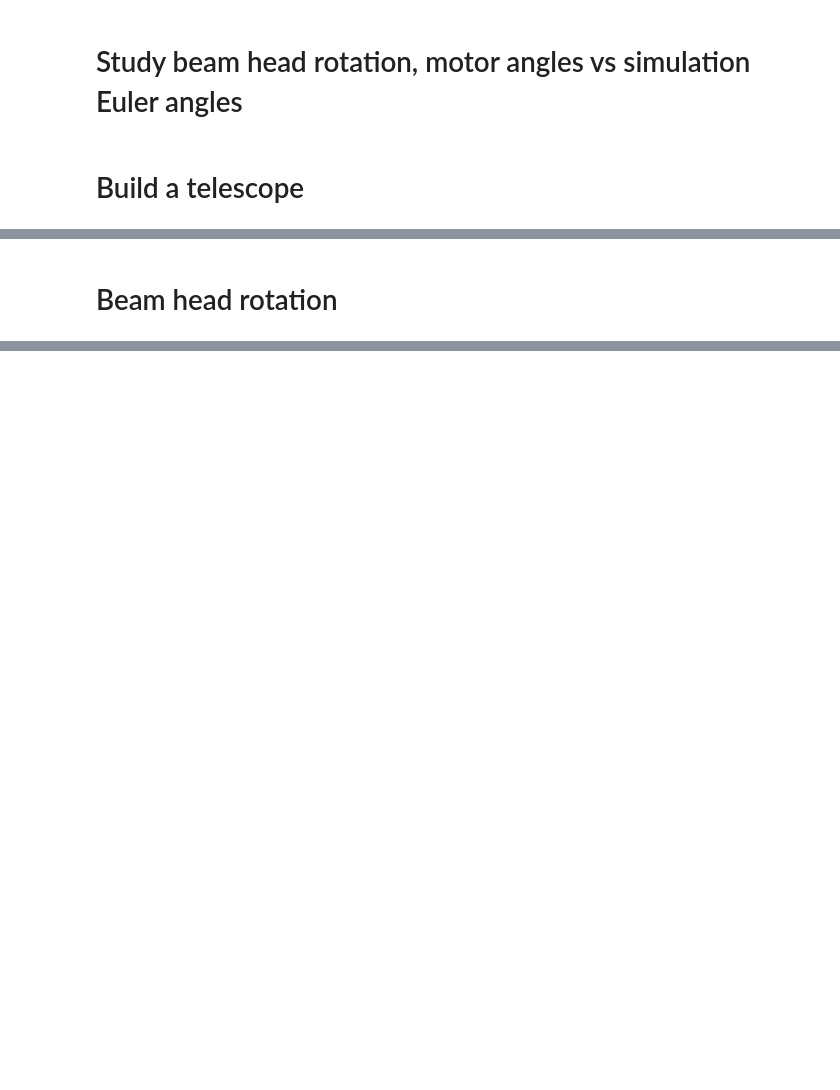
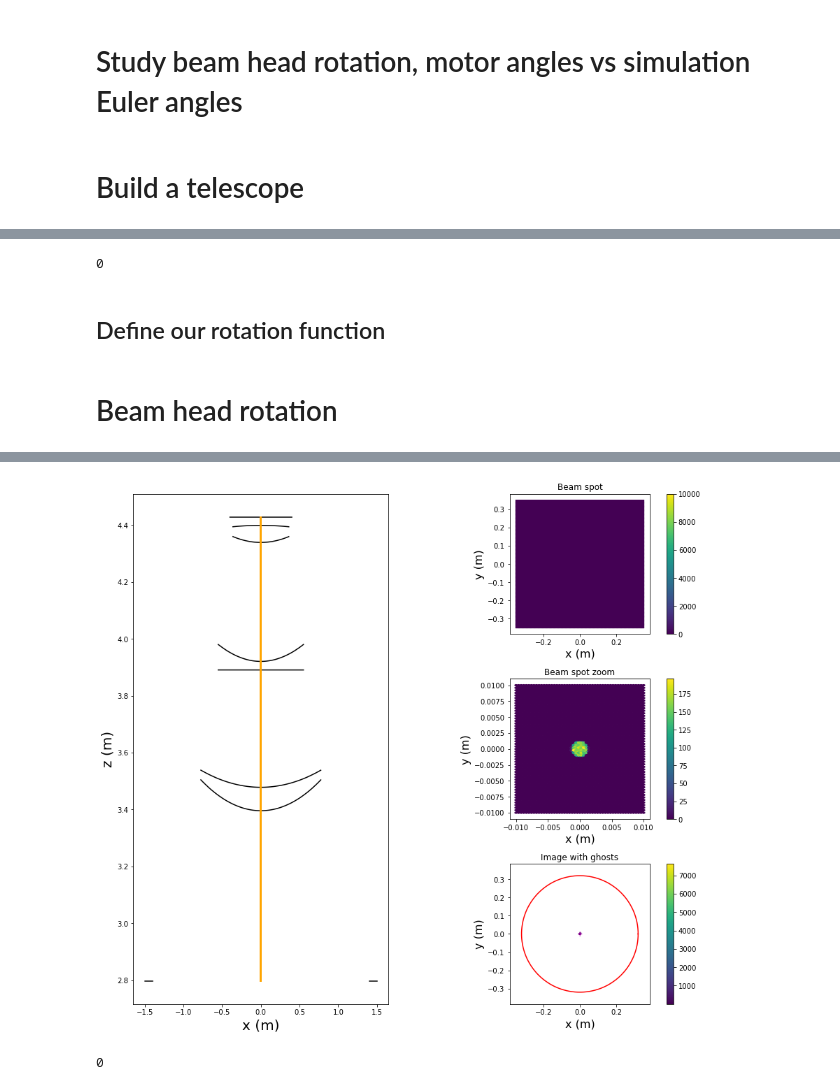
Before and after one commit to lsst-camera-dh/ghosts, a Jupyter notebook: notebooks/LSST_CCOB_beam_head_rotation.ipynb, the cells around one changed output, grey strips where cells are left out. Cells and saved outputs as stored; diff of their text form; code cells hidden in the pictures; blank space fills up the shorter version.

```diff
--- a/notebooks/LSST_CCOB_beam_head_rotation.ipynb
+++ b/notebooks/LSST_CCOB_beam_head_rotation.ipynb
@@ -47,0 +38,13 @@ tweak_optics.make_optics_reflective(telescope, coating='smart',
+# %%
+# Second CCOB like geometry, i.e. lenses + filters
+#telescope = batoid.Optic.fromYaml("../data/LSST_CCOB_r_with_filter.yaml")
+telescope = batoid.Optic.fromYaml("../data/LSST_CCOB_r.yaml")
+
+# Make refractive interfaces partially reflective
+# Call on current telescope, smart coating is [lens, filter, camera]
+tweak_optics.make_optics_reflective(telescope, coating='smart',
+                                    r_frac=[0.004, 0.04, 0.15])
+# %% [output]
+0
+# %% [markdown]
+## Define our rotation function
@@ -61,0 +92,11 @@ def config_from_angles(beam_conf, u, b):
+# %%
+# check that the beam correctly points toward center
+center_0 = copy.deepcopy(BEAM_CONFIG_0)
+center_0['n_photons'] = 10000
+
+# Run simulation with standard beam config
+trace_full, r_forward, r_reverse, rays = simulator.run_simulation(telescope, beam_config=center_0)
+simulation = [trace_full, r_forward, r_reverse, rays]
+# Check setup
+plotter.plot_setup(telescope, simulation)
+# %% [output]
@@ -62 +123,3 @@ def config_from_angles(beam_conf, u, b):
+[figure, added]
+0
 # %%
```
Also changed, not shown: parts of 11 cells of this notebook.
